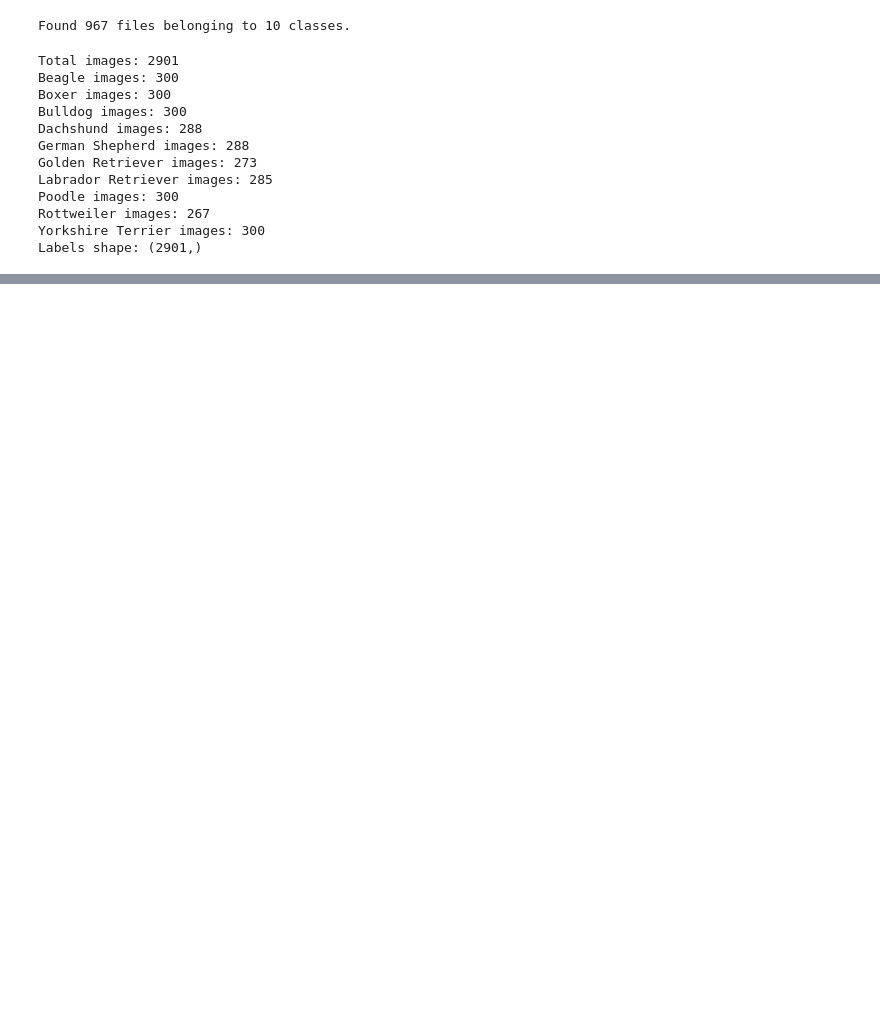
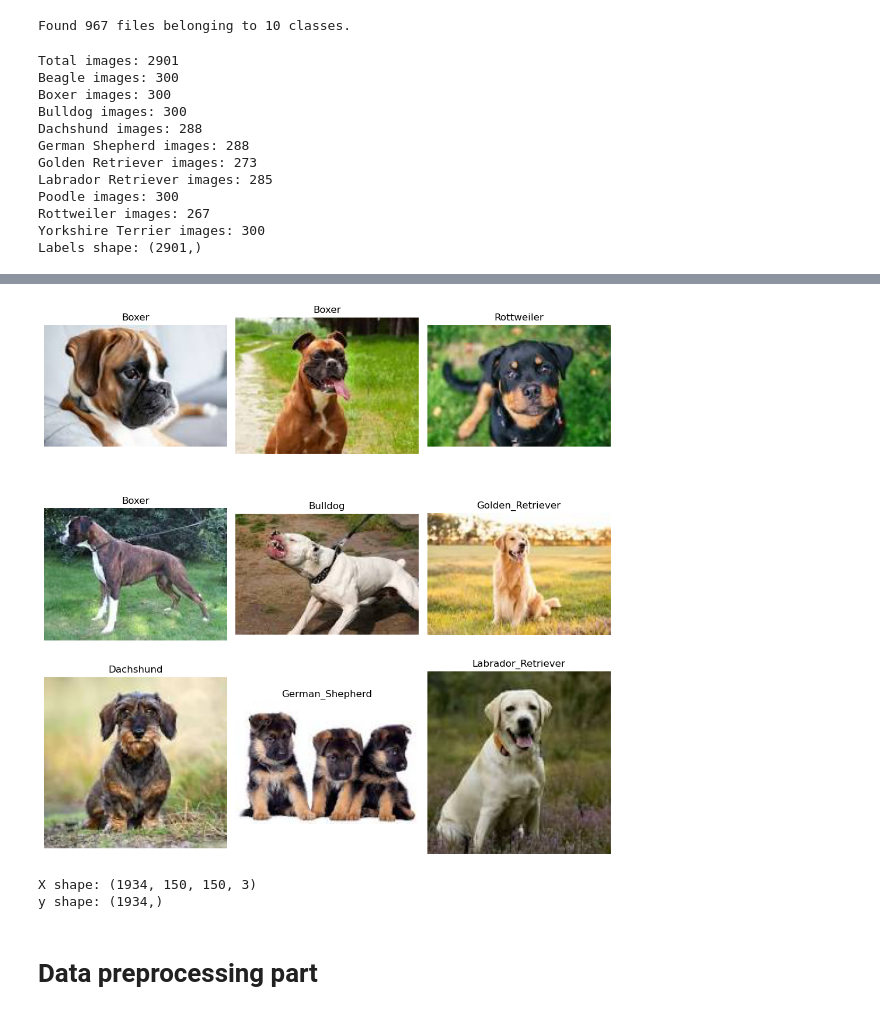
Before and after one commit to Inupa6677/Computer-vision-projects-by-Inupa-Bandara, a Jupyter notebook: Dog breed Classification/Dog Breed Classification.ipynb, the cells around one changed output, grey strips where cells are left out. Drawn from its saved outputs; the diff is of its cells as text; code cells hidden in the pictures; blank space fills up the shorter version.

```diff
--- a/Dog breed Classification/Dog Breed Classification.ipynb
+++ b/Dog breed Classification/Dog Breed Classification.ipynb
@@ -134,0 +198,16 @@ Labels shape: (2901,)
+# %%
+random_images = image_df.sample(n=9)
+
+fig, axes = plt.subplots(3, 3, figsize=(10, 10))
+axes = axes.flatten()
+
+for ax, (index, row) in zip(axes, random_images.iterrows()):
+    img = Image.open(row["Filepath"])
+    ax.imshow(img)
+    ax.set_title(row["Label"])
+    ax.axis("off")
+
+plt.tight_layout()
+plt.show()
+# %% [output]
+[figure, added]
@@ -134,0 +221,6 @@ Labels shape: (2901,)
+# %%
+print("X shape:", X.shape)
+print("y shape:", y.shape)
+# %% [output]
+X shape: (1934, 150, 150, 3)
+y shape: (1934,)
@@ -134,0 +230,2 @@ Labels shape: (2901,)
+# %% [markdown]
+# Data preprocessing part
```
Also changed, not shown: parts of 6 cells of this notebook.
